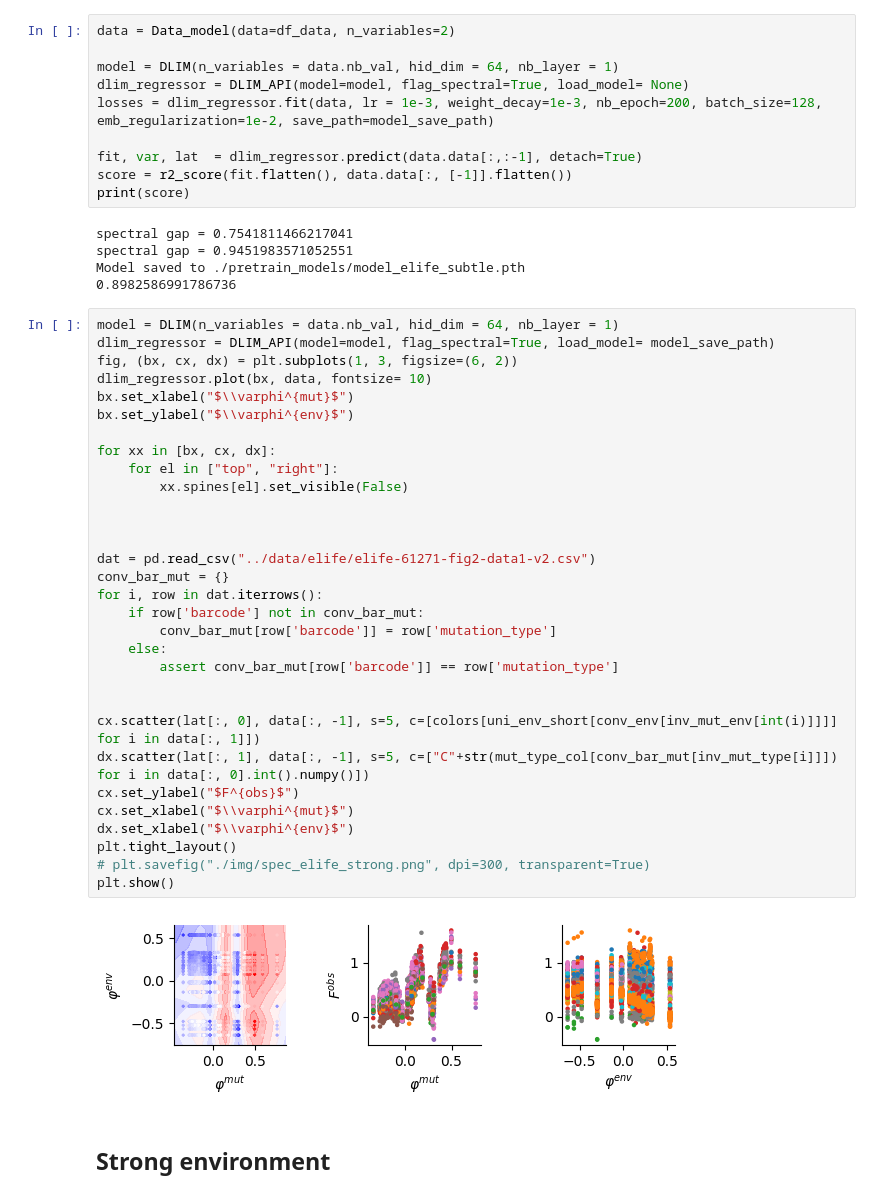
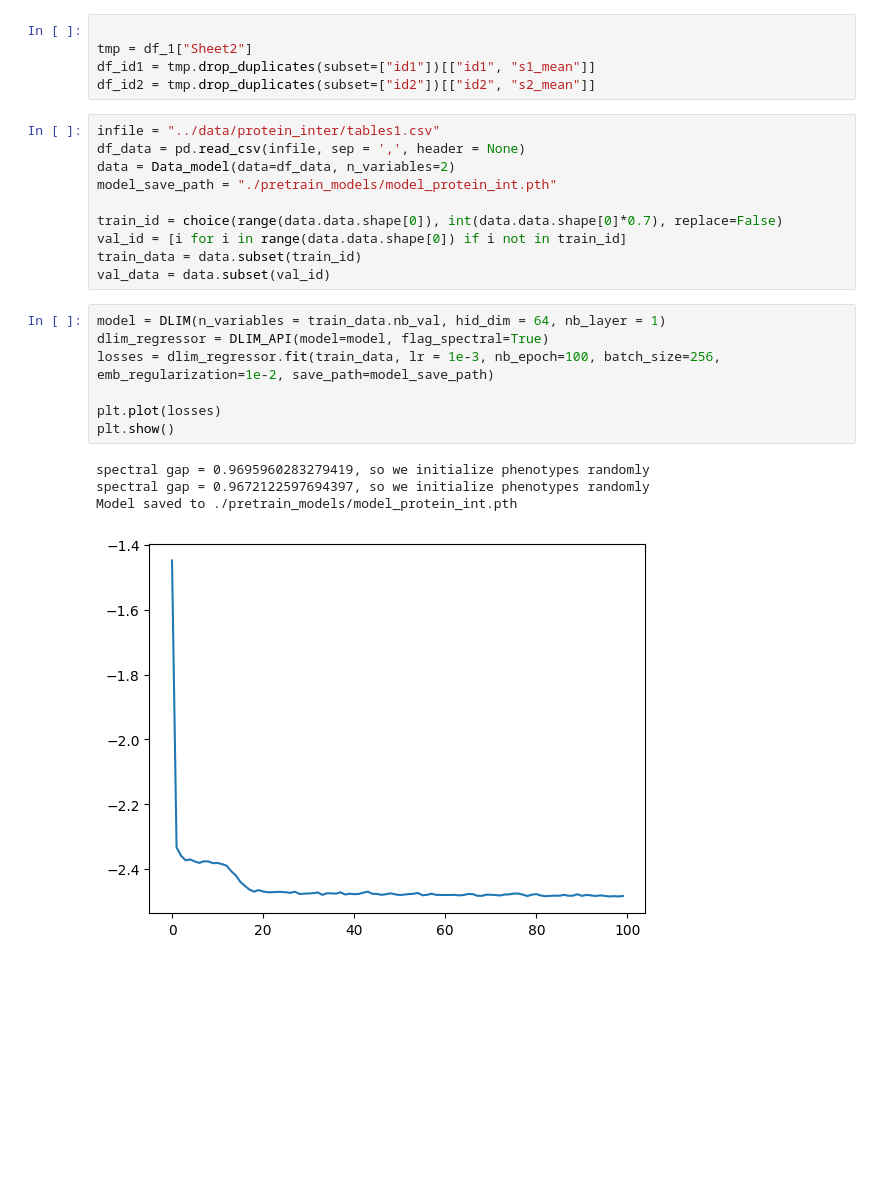
Before and after one commit to LBiophyEvo/D-LIM-model, a Jupyter notebook: docs/reproducibility/figure7.ipynb, the cells around one changed output. Saved outputs shown, nothing was run; the diff lists cells and outputs as text; blank space fills up the shorter version.

```diff
--- a/docs/reproducibility/figure7.ipynb
+++ b/docs/reproducibility/figure7.ipynb
@@ -96,50 +31,27 @@ inv_mut_type = {i: env for env, i in data.substitutions_tokens[0].items()}
+# %%
+
+tmp = df_1["Sheet2"]
+df_id1 = tmp.drop_duplicates(subset=["id1"])[["id1", "s1_mean"]]
+df_id2 = tmp.drop_duplicates(subset=["id2"])[["id2", "s2_mean"]]
+# %%
+infile = "../data/protein_inter/tables1.csv"
+df_data = pd.read_csv(infile, sep = ',', header = None)
+data = Data_model(data=df_data, n_variables=2)
+model_save_path = "./pretrain_models/model_protein_int.pth"
+
+train_id = choice(range(data.data.shape[0]), int(data.data.shape[0]*0.7), replace=False)
+val_id = [i for i in range(data.data.shape[0]) if i not in train_id]
+train_data = data.subset(train_id)
+val_data = data.subset(val_id)
 # %%
-data = Data_model(data=df_data, n_variables=2)
+model = DLIM(n_variables = train_data.nb_val, hid_dim = 64, nb_layer = 1)
+dlim_regressor = DLIM_API(model=model, flag_spectral=True)
+losses = dlim_regressor.fit(train_data, lr = 1e-3, nb_epoch=100, batch_size=256, emb_regularization=1e-2, save_path=model_save_path)
 
-model = DLIM(n_variables = data.nb_val, hid_dim = 64, nb_layer = 1)
-dlim_regressor = DLIM_API(model=model, flag_spectral=True, load_model= None)
-losses = dlim_regressor.fit(data, lr = 1e-3, weight_decay=1e-3, nb_epoch=200, batch_size=128, emb_regularization=1e-2, save_path=model_save_path)
-
-fit, var, lat  = dlim_regressor.predict(data.data[:,:-1], detach=True)
-score = r2_score(fit.flatten(), data.data[:, [-1]].flatten())
-print(score)
+plt.plot(losses)
+plt.show()
 # %% [output]
-spectral gap = 0.7541811466217041
-spectral gap = 0.9451983571052551
-Model saved to ./pretrain_models/model_elife_subtle.pth
-0.8982586991786736
+spectral gap = 0.9695960283279419, so we initialize phenotypes randomly
+spectral gap = 0.9672122597694397, so we initialize phenotypes randomly
+Model saved to ./pretrain_models/model_protein_int.pth
+[figure, added]
-# %%
-model = DLIM(n_variables = data.nb_val, hid_dim = 64, nb_layer = 1)
-dlim_regressor = DLIM_API(model=model, flag_spectral=True, load_model= model_save_path)
-fig, (bx, cx, dx) = plt.subplots(1, 3, figsize=(6, 2))
-dlim_regressor.plot(bx, data, fontsize= 10)
-bx.set_xlabel("$\\varphi^{mut}$")
-bx.set_ylabel("$\\varphi^{env}$")
-
-for xx in [bx, cx, dx]:
-    for el in ["top", "right"]:
-        xx.spines[el].set_visible(False)
-
-
-
-dat = pd.read_csv("../data/elife/elife-61271-fig2-data1-v2.csv")
-conv_bar_mut = {}
-for i, row in dat.iterrows():
-    if row['barcode'] not in conv_bar_mut:
-        conv_bar_mut[row['barcode']] = row['mutation_type']
-    else:
-        assert conv_bar_mut[row['barcode']] == row['mutation_type']
-
-
-cx.scatter(lat[:, 0], data[:, -1], s=5, c=[colors[uni_env_short[conv_env[inv_mut_env[int(i)]]]] for i in data[:, 1]])
-dx.scatter(lat[:, 1], data[:, -1], s=5, c=["C"+str(mut_type_col[conv_bar_mut[inv_mut_type[i]]]) for i in data[:, 0].int().numpy()])
-cx.set_ylabel("$F^{obs}$")
-cx.set_xlabel("$\\varphi^{mut}$")
-dx.set_xlabel("$\\varphi^{env}$")
-plt.tight_layout()
-# plt.savefig("./img/spec_elife_strong.png", dpi=300, transparent=True)
-plt.show()
-# %% [output]
-[figure, removed]
-# %% [markdown]
-## Strong environment
```
Also changed, not shown: parts of 10 cells of this notebook, 33 other files.
